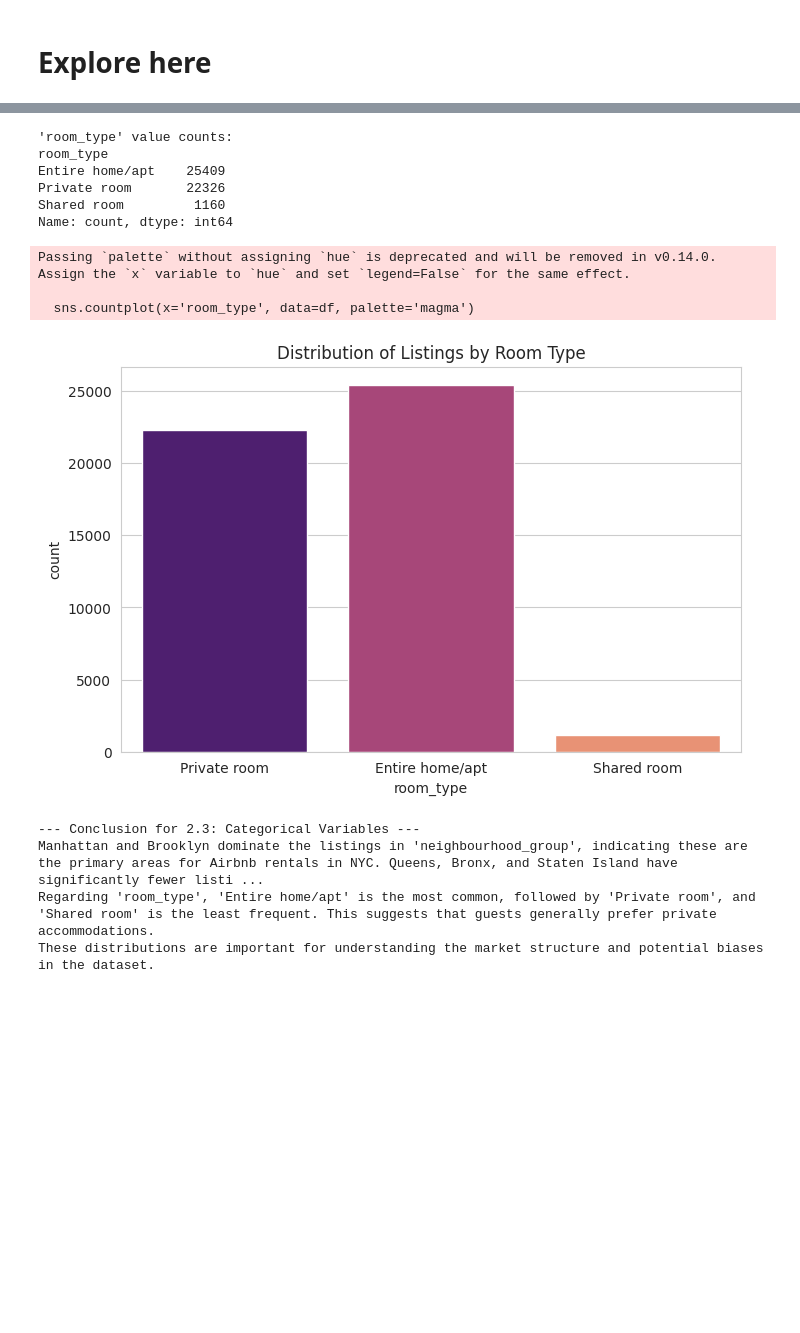
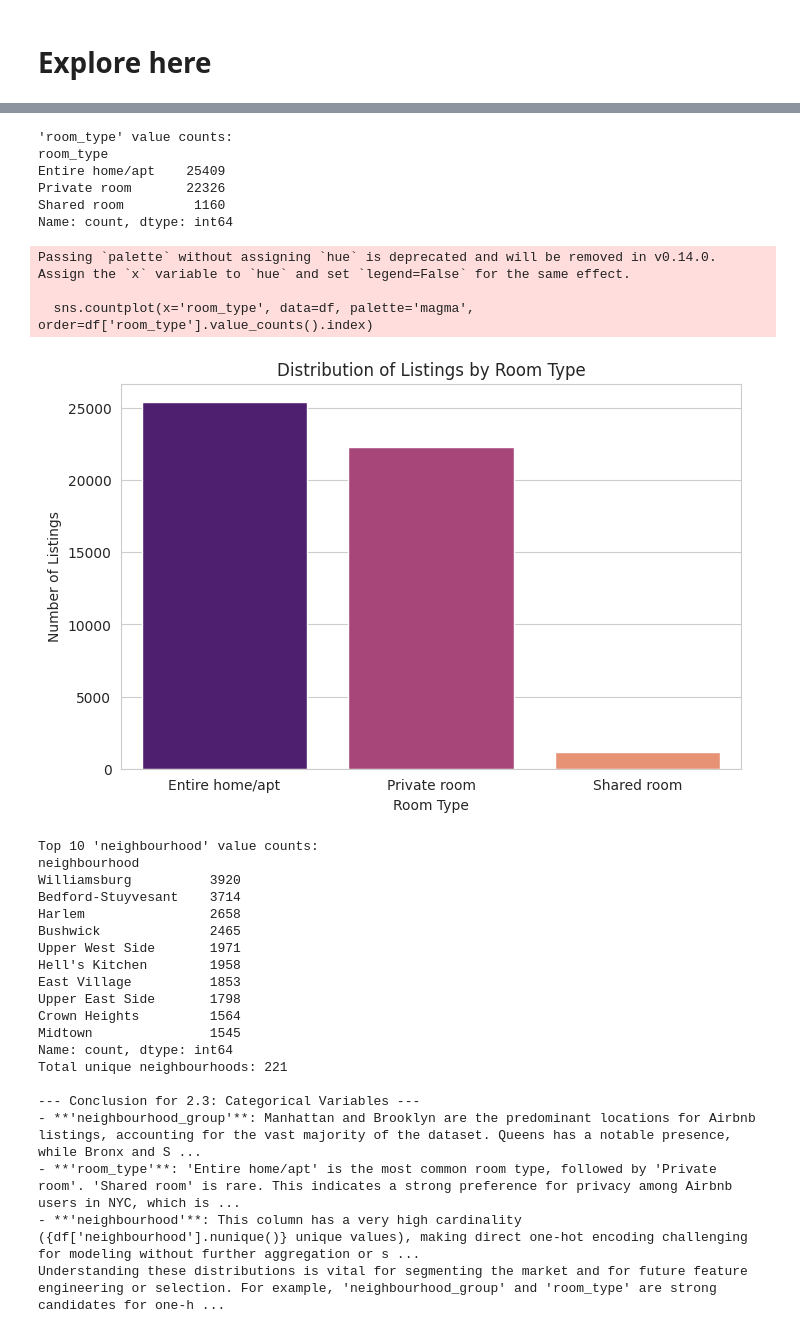
Before and after one commit to RozaSekouri/machine-learning-python-template, a Jupyter notebook: src/explore.ipynb, the cells around one changed output, grey strips where cells are left out. Drawn from its saved outputs; the diff is of its cells as text; code cells hidden in the pictures; blank space fills up the shorter version.

```diff
--- a/src/explore.ipynb
+++ b/src/explore.ipynb
@@ -26,21 +26,34 @@ data_url = 'https://raw.githubusercontent.com/4GeeksAcademy/data-preprocessing-p
 
 try:
     df = pd.read_csv(data_url)
-    print("Dataset loaded successfully.")
-    print("First 5 rows of the dataset:")
+    # Save the raw data to the specified path
+    df.to_csv(os.path.join(raw_data_dir, 'AB_NYC_2019.csv'), index=False)
+    print("Dataset loaded successfully and saved to ./data/raw/AB_NYC_2019.csv.")
+
+    print("\nFirst 5 rows of the dataset:")
     print(df.head())
+
     print("\nDataset Information (df.info()):")
     df.info()
+
     print("\nDescriptive Statistics (df.describe()):")
     print(df.describe())
+
+    print(f"\nInitial dataset shape: {df.shape[0]} rows, {df.shape[1]} columns.")
+
 except Exception as e:
     print(f"Error loading dataset: {e}")
     print("Please ensure the URL is correct or check your internet connection.")
+    # Exit or handle the error appropriately if data can't be loaded
+    exit()
 
 # Conclusion for Step 1:
 print("\n--- Conclusion for Step 1: Initial Data Load and Inspection ---")
-print("The dataset contains 48,895 entries and 16 columns. Most columns are numerical, but 'name', 'host_name', 'neighbourhood_group', 'neighbourhood', 'room_type', and 'last_review' are object/categorical types.")
-print("Initial inspection shows missing values in 'name', 'host_name', 'last_review', and 'reviews_per_month'. 'last_review' and 'reviews_per_month' are particularly important for review-related analysis.")
-print("Numerical columns like 'price', 'minimum_nights', 'number_of_reviews', 'calculated_host_listings_count', and 'availability_365' show wide ranges and potential outliers (e.g., max price of $10,000).")
+print(f"The dataset, 'AB_NYC_2019.csv', has been successfully loaded and contains {df.shape[0]} entries and {df.shape[1]} columns.")
+print("Initial inspection reveals a mix of numerical and categorical data types.")
+print("- **Numerical columns:** 'id', 'host_id', 'latitude', 'longitude', 'price', 'minimum_nights', 'number_of_reviews', 'reviews_per_month', 'calculated_host_listings_count', 'availability_365'.")
+print("- **Categorical/Object columns:** 'name', 'host_name', 'neighbourhood_group', 'neighbourhood', 'room_type', 'last_review'.")
+print("Missing values are present in 'name', 'host_name', 'last_review', and 'reviews_per_month'.")
+print("Descriptive statistics indicate potential outliers and skewed distributions in numerical columns, especially 'price', 'minimum_nights', and 'calculated_host_listings_count', which show very high maximum values compared to their means/medians. For instance, 'price' ranges from $0 to $10,000, suggesting some data quality issues or extreme values.")
 # %% [output]
 --- Step 1: Loading the dataset ---
@@ -152,23 +199,33 @@ print("\n--- 2.3 Analyzing Categorical Variables ---")
 print("\n'neighbourhood_group' value counts:")
 print(df['neighbourhood_group'].value_counts())
 plt.figure(figsize=(8, 5))
-sns.countplot(x='neighbourhood_group', data=df, palette='viridis')
+sns.countplot(x='neighbourhood_group', data=df, palette='viridis', order=df['neighbourhood_group'].value_counts().index)
 plt.title('Distribution of Listings by Neighbourhood Group')
+plt.xlabel('Neighbourhood Group')
+plt.ylabel('Number of Listings')
 plt.show()
 
 # room_type
 print("\n'room_type' value counts:")
 print(df['room_type'].value_counts())
 plt.figure(figsize=(8, 5))
-sns.countplot(x='room_type', data=df, palette='magma')
+sns.countplot(x='room_type', data=df, palette='magma', order=df['room_type'].value_counts().index)
 plt.title('Distribution of Listings by Room Type')
+plt.xlabel('Room Type')
+plt.ylabel('Number of Listings')
 plt.show()
+
+# neighbourhood (High Cardinality - inspect top N)
+print("\nTop 10 'neighbourhood' value counts:")
+print(df['neighbourhood'].value_counts().head(10))
+print(f"Total unique neighbourhoods: {df['neighbourhood'].nunique()}")
 
 # Conclusion for 2.3:
 print("\n--- Conclusion for 2.3: Categorical Variables ---")
-print("Manhattan and Brooklyn dominate the listings in 'neighbourhood_group', indicating these are the primary areas for Airbnb rentals in NYC. Queens, Bronx, and Staten Island have significantly fewer listings.")
-print("Regarding 'room_type', 'Entire home/apt' is the most common, followed by 'Private room', and 'Shared room' is the least frequent. This suggests that guests generally prefer private accommodations.")
-print("These distributions are important for understanding the market structure and potential biases in the dataset.")
+print("- **'neighbourhood_group'**: Manhattan and Brooklyn are the predominant locations for Airbnb listings, accounting for the vast majority of the dataset. Queens has a notable presence, while Bronx and Staten Island have significantly fewer listings. This imbalance suggests a focus on tourist-heavy and central areas.")
+print("- **'room_type'**: 'Entire home/apt' is the most common room type, followed by 'Private room'. 'Shared room' is rare. This indicates a strong preference for privacy among Airbnb users in NYC, which is a key insight for understanding demand.")
+print("- **'neighbourhood'**: This column has a very high cardinality ({df['neighbourhood'].nunique()} unique values), making direct one-hot encoding challenging for modeling without further aggregation or selection. The top neighborhoods like Harlem, Williamsburg, Bedford-Stuyvesant, and Bushwick are well-represented, aligning with popular tourist and residential areas in NYC.")
+print("Understanding these distributions is vital for segmenting the market and for future feature engineering or selection. For example, 'neighbourhood_group' and 'room_type' are strong candidates for one-hot encoding for modeling, while 'neighbourhood' might require different treatment due to its high cardinality.")
 # %% [output]
 --- 2.3 Analyzing Categorical Variables ---
 
@@ -187,17 +244,33 @@ Passing `palette` without assigning `hue` is deprecated and will be removed in v
 'room_type' value counts:
 room_type
 Entire home/apt    25409
 Private room       22326
 Shared room         1160
 Name: count, dtype: int64
 Passing `palette` without assigning `hue` is deprecated and will be removed in v0.14.0. Assign the `x` variable to `hue` and set `legend=False` for the same effect.
 
-  sns.countplot(x='room_type', data=df, palette='magma')
+  sns.countplot(x='room_type', data=df, palette='magma', order=df['room_type'].value_counts().index)
-[figure, old version]
+[figure, new version]
+Top 10 'neighbourhood' value counts:
+neighbourhood
+Williamsburg          3920
+Bedford-Stuyvesant    3714
+Harlem                2658
+Bushwick              2465
+Upper West Side       1971
+Hell's Kitchen        1958
+East Village          1853
+Upper East Side       1798
+Crown Heights         1564
+Midtown               1545
+Name: count, dtype: int64
+Total unique neighbourhoods: 221
+
 --- Conclusion for 2.3: Categorical Variables ---
-Manhattan and Brooklyn dominate the listings in 'neighbourhood_group', indicating these are the primary areas for Airbnb rentals in NYC. Queens, Bronx, and Staten Island have significantly fewer listi ...
-Regarding 'room_type', 'Entire home/apt' is the most common, followed by 'Private room', and 'Shared room' is the least frequent. This suggests that guests generally prefer private accommodations.
-These distributions are important for understanding the market structure and potential biases in the dataset.
+- **'neighbourhood_group'**: Manhattan and Brooklyn are the predominant locations for Airbnb listings, accounting for the vast majority of the dataset. Queens has a notable presence, while Bronx and S ...
+- **'room_type'**: 'Entire home/apt' is the most common room type, followed by 'Private room'. 'Shared room' is rare. This indicates a strong preference for privacy among Airbnb users in NYC, which is ...
+- **'neighbourhood'**: This column has a very high cardinality ({df['neighbourhood'].nunique()} unique values), making direct one-hot encoding challenging for modeling without further aggregation or s ...
+Understanding these distributions is vital for segmenting the market and for future feature engineering or selection. For example, 'neighbourhood_group' and 'room_type' are strong candidates for one-h ...
 # %%
 # --- 2.4 Analyzing Numerical Variables and Outliers ---
 print("\n--- 2.4 Analyzing Numerical Variables and Outliers ---")
```
Also changed, not shown: parts of 13 cells of this notebook, 5 other files.
